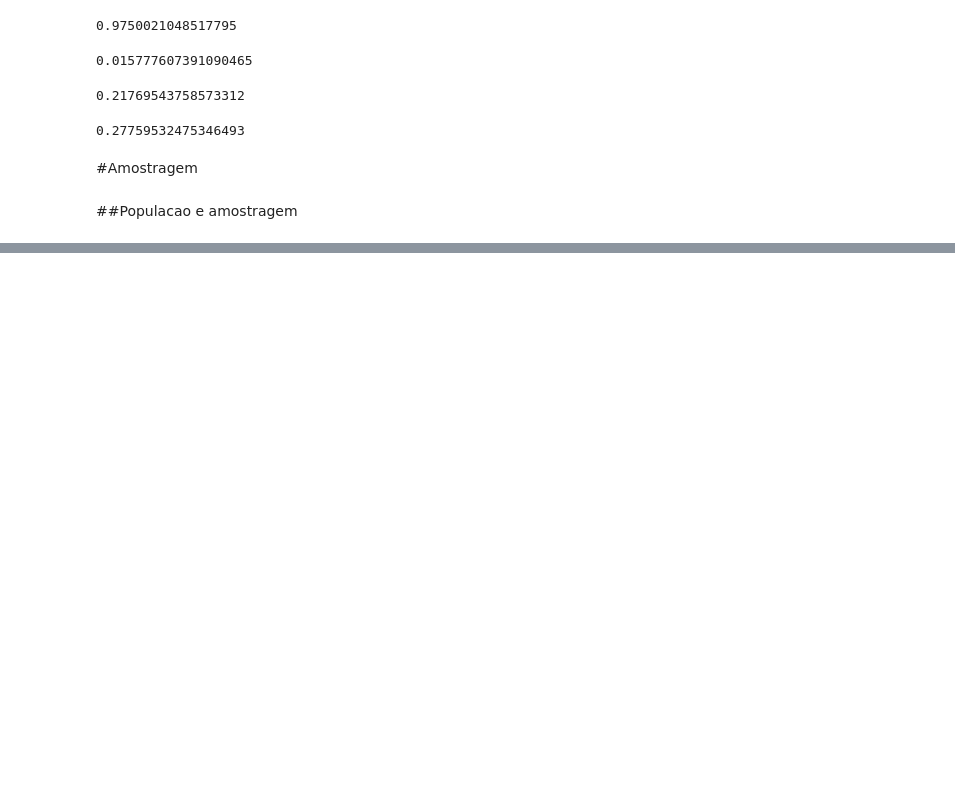
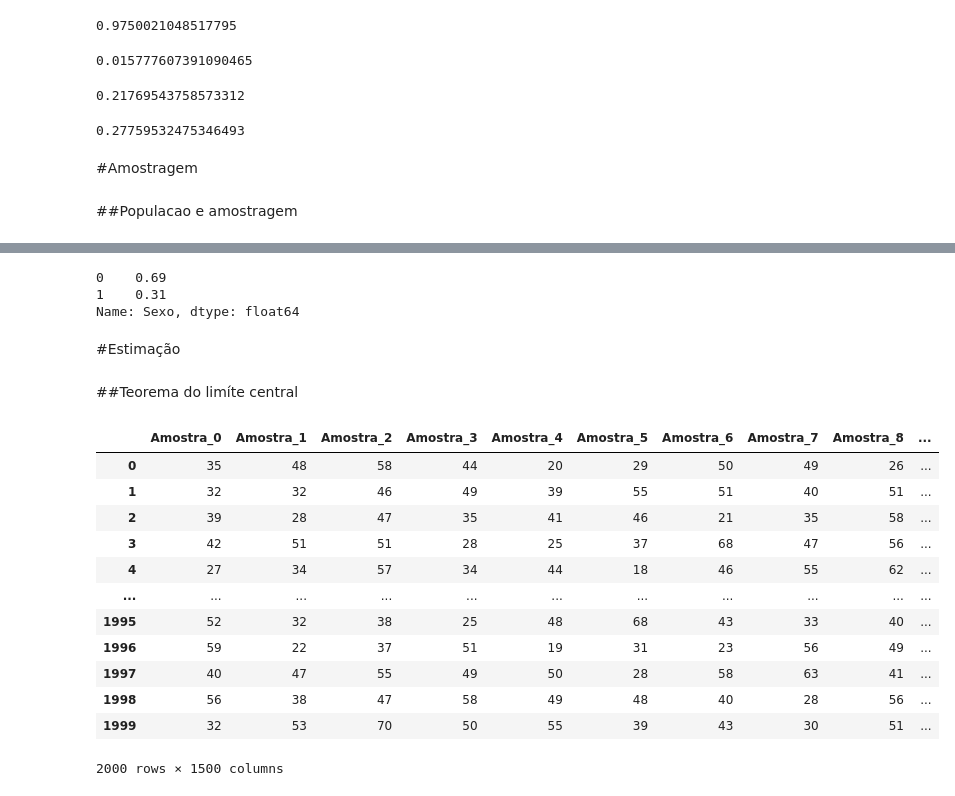
Before and after one commit to andrade-lcs/Data_Science_alura, a Jupyter notebook: alura_estatistica_probabilidade.ipynb, the cells around one changed output, grey strips where cells are left out. Drawn from its saved outputs; the diff is of its cells as text; code cells hidden in the pictures; blank space fills up the shorter version.

```diff
--- a/alura_estatistica_probabilidade.ipynb
+++ b/alura_estatistica_probabilidade.ipynb
@@ -375,0 +398,10 @@ A
+# %%
+amostra.Sexo.value_counts(normalize=True)
+# %% [output]
+0    0.69
+1    0.31
+Name: Sexo, dtype: float64
+# %% [markdown]
+#Estimação
+# %% [markdown]
+##Teorema do limíte central
@@ -375,0 +413,21 @@ A
+# %%
+for i in range(total_amostras):
+   _ = dados.Idade.sample(2000)
+   _.index = range(0, len(a))
+   amostras['Amostra_' + str(i)] = _
+
+amostras
+# %% [output]
+|  | Amostra_0 | Amostra_1 | Amostra_2 | Amostra_3 | Amostra_4 | Amostra_5 | Amostra_6 | Amostra_7 | Amostra_8 | ... |
+| 0 | 35 | 48 | 58 | 44 | 20 | 29 | 50 | 49 | 26 | ... |
+| 1 | 32 | 32 | 46 | 49 | 39 | 55 | 51 | 40 | 51 | ... |
+| 2 | 39 | 28 | 47 | 35 | 41 | 46 | 21 | 35 | 58 | ... |
+| 3 | 42 | 51 | 51 | 28 | 25 | 37 | 68 | 47 | 56 | ... |
+| 4 | 27 | 34 | 57 | 34 | 44 | 18 | 46 | 55 | 62 | ... |
+| ... | ... | ... | ... | ... | ... | ... | ... | ... | ... | ... |
+| 1995 | 52 | 32 | 38 | 25 | 48 | 68 | 43 | 33 | 40 | ... |
+| 1996 | 59 | 22 | 37 | 51 | 19 | 31 | 23 | 56 | 49 | ... |
+| 1997 | 40 | 47 | 55 | 49 | 50 | 28 | 58 | 63 | 41 | ... |
+| 1998 | 56 | 38 | 47 | 58 | 49 | 48 | 40 | 28 | 56 | ... |
+| 1999 | 32 | 53 | 70 | 50 | 55 | 39 | 43 | 30 | 51 | ... |
+2000 rows × 1500 columns
```
Also changed, not shown: parts of 16 cells of this notebook.
